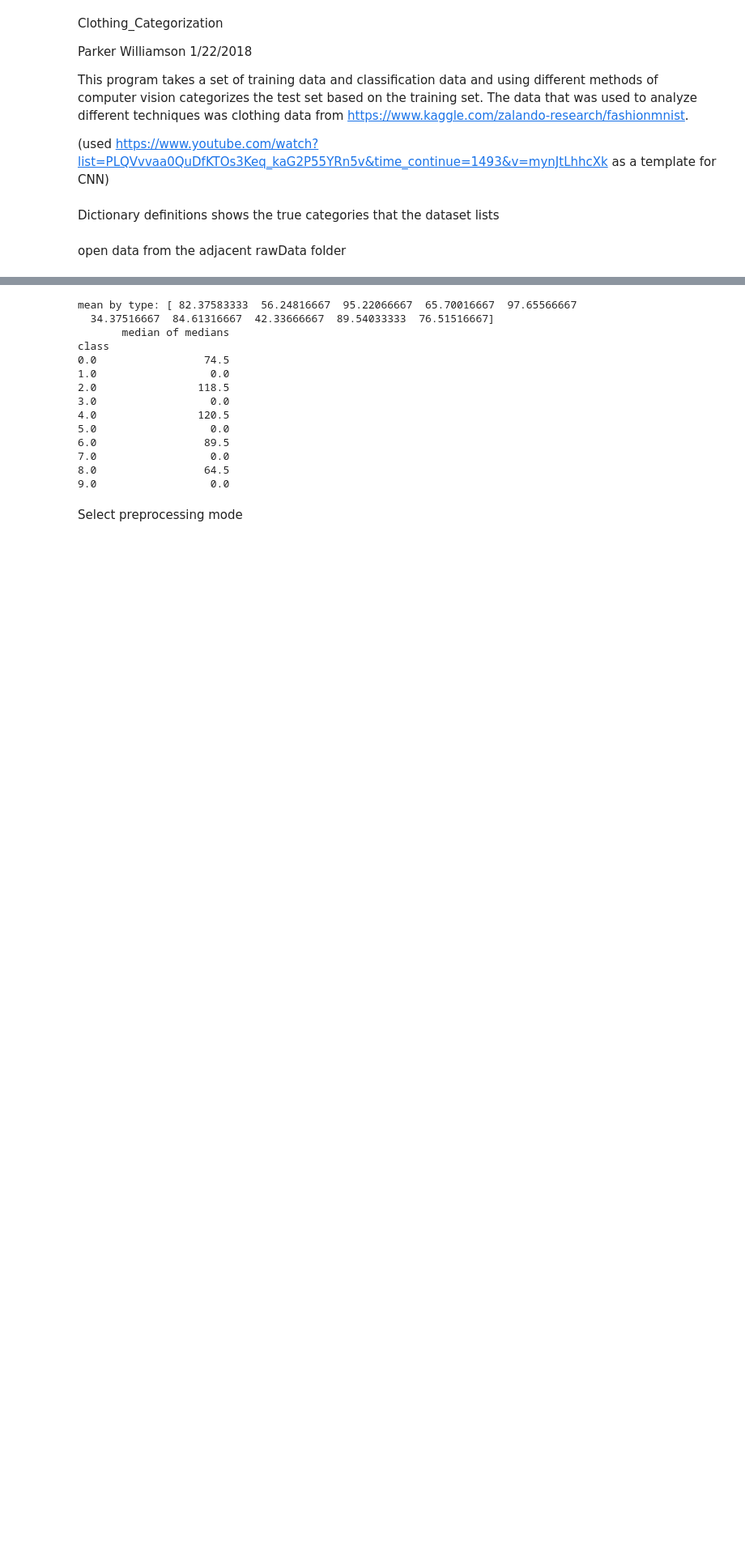
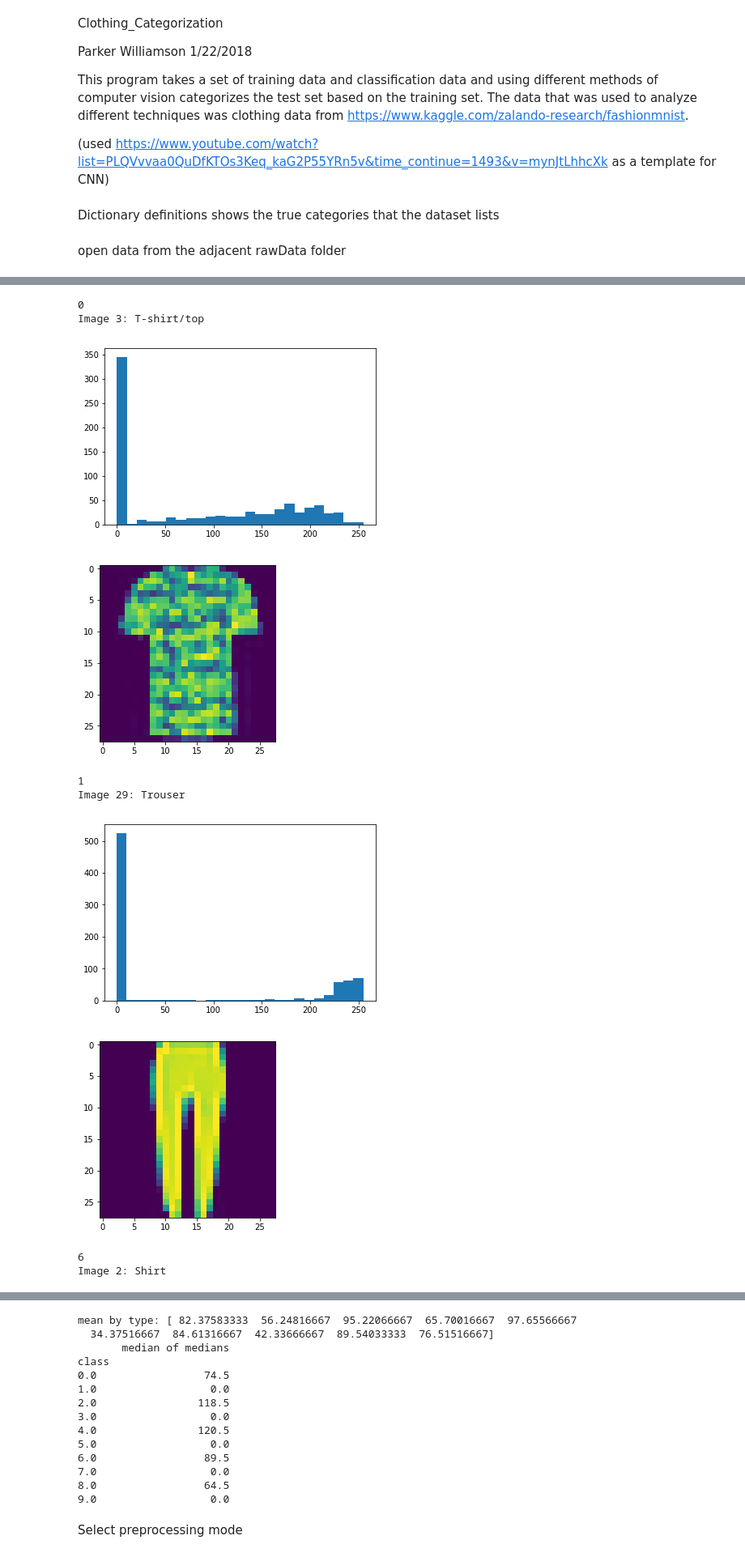
Before and after one commit to ParkerWilliamson/clothingCategorization, a Jupyter notebook: DataVisualization/DataVisualization.ipynb, the cells around one changed output, grey strips where cells are left out. Shown at 81% size. Cells and saved outputs as stored; diff of their text form; code cells hidden in the pictures; blank space fills up the shorter version.

```diff
--- a/DataVisualization/DataVisualization.ipynb
+++ b/DataVisualization/DataVisualization.ipynb
@@ -60,11 +60,22 @@ classification,rawData =np.split(train_data,indices_or_sections=[1],axis=1)
 #plt.show()
 # %%
 #show image data as an example
-for image in range(int(len(rawData))):
+for image in [3,29,2,3,5,7,2,21,9,1]:#range(int(len(rawData))):
     print(int(classification.ravel()[image]))
     print('Image {}: {}'.format(image,definitions[int(classification.ravel()[image])]))
     #print('Image {}: mean {}'.format(image,rawData[image][:].mean()))
-    #plt.hist(rawData[image][:],range=(0,255),bins=25)
-    #plt.show()
+    plt.hist(rawData[image][:],range=(0,255),bins=25)
+    plt.show()
     plt.imshow(rawData[image][0:785].reshape((28,28)))
     plt.show()
+# %% [output]
+0
+Image 3: T-shirt/top
+[figure, added]
+[figure, added]
+1
+Image 29: Trouser
+[figure, added]
+[figure, added]
+6
+Image 2: Shirt
```
Also changed, not shown: parts of 9 cells of this notebook, 5 other files.
